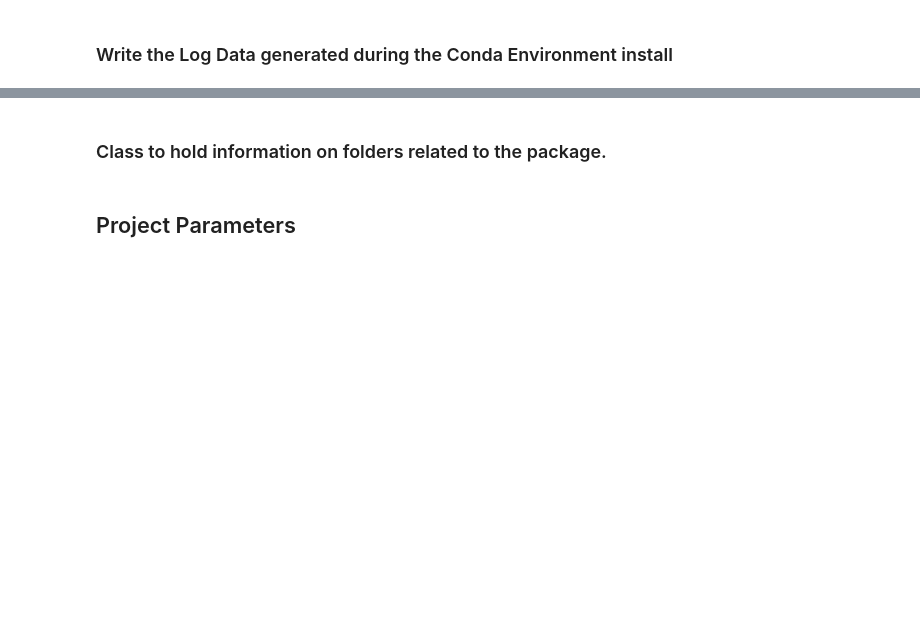
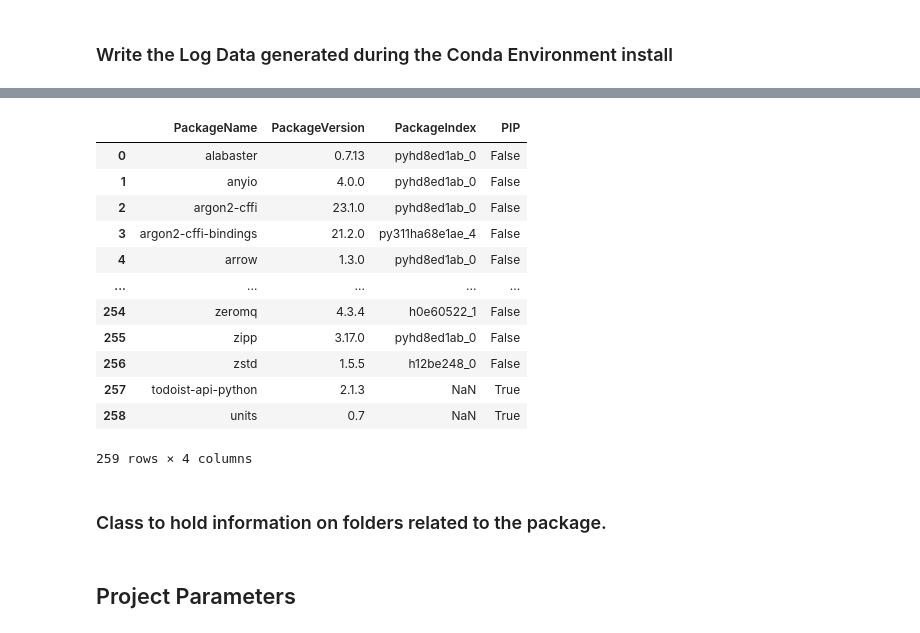
Before and after one commit to GregSal/Environment-Management, a Jupyter notebook: src/BuildEnv.ipynb, the cells around one changed output, grey strips where cells are left out. Saved outputs shown, nothing was run; the diff lists cells and outputs as text; code cells hidden in the pictures; blank space fills up the shorter version.

```diff
--- a/src/BuildEnv.ipynb
+++ b/src/BuildEnv.ipynb
@@ -165,0 +259,2 @@ The report can be written to a file, or to standard output (using --report - in
+# %%
+dependencies = pkg_dict.pop('dependencies')
@@ -165,0 +291,45 @@ The report can be written to a file, or to standard output (using --report - in
+# %%
+def build_package_table(dependencies):
+    def  build_pip_package_list(pkg_ref):
+        pip_pkg_list = []
+        pip_pkg_info = pkg_ref['pip']
+        for pkg_str in pip_pkg_info:
+            name, version = pkg_str.split('==')
+            pip_pkg_list.append({
+                            'PackageName': name,
+                            'PackageVersion': version,
+                            'PIP': True
+                            })
+        return pip_pkg_list
+
+    packages = []
+    for pkg_str in dependencies:
+        if isinstance(pkg_str,dict):
+            pip_pkg_list = build_pip_package_list(pkg_str)
+            packages.extend(pip_pkg_list)
+        else:
+            name, version, ref = pkg_str.split('=')
+            packages.append({
+                'PackageName': name,
+                'PackageVersion': version,
+                'PackageIndex': ref,
+                'PIP': False
+                })
+    package_table = pd.DataFrame(packages)
+    return package_table
+# %%
+build_package_table(dependencies)
+# %% [output]
+|  | PackageName | PackageVersion | PackageIndex | PIP |
+| 0 | alabaster | 0.7.13 | pyhd8ed1ab_0 | False |
+| 1 | anyio | 4.0.0 | pyhd8ed1ab_0 | False |
+| 2 | argon2-cffi | 23.1.0 | pyhd8ed1ab_0 | False |
+| 3 | argon2-cffi-bindings | 21.2.0 | py311ha68e1ae_4 | False |
+| 4 | arrow | 1.3.0 | pyhd8ed1ab_0 | False |
+| ... | ... | ... | ... | ... |
+| 254 | zeromq | 4.3.4 | h0e60522_1 | False |
+| 255 | zipp | 3.17.0 | pyhd8ed1ab_0 | False |
+| 256 | zstd | 1.5.5 | h12be248_0 | False |
+| 257 | todoist-api-python | 2.1.3 | NaN | True |
+| 258 | units | 0.7 | NaN | True |
+259 rows × 4 columns
```
Also changed, not shown: parts of 61 cells of this notebook, 1 other file.
